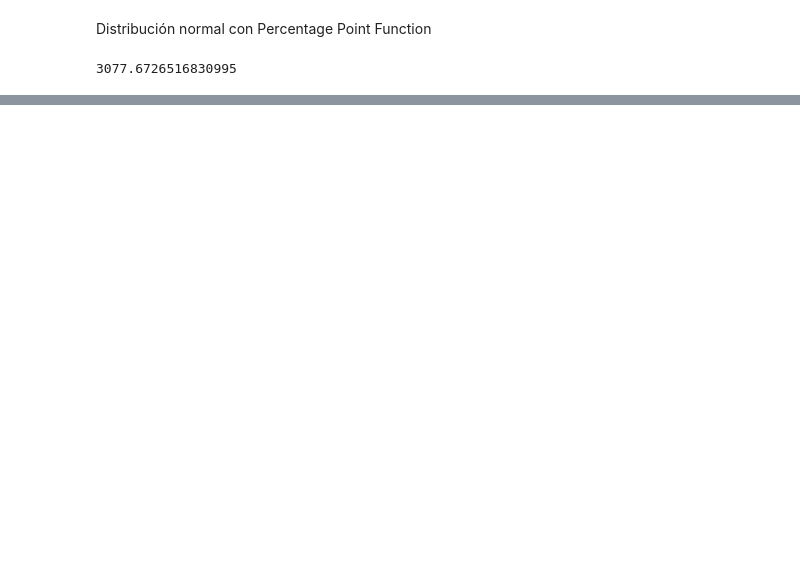
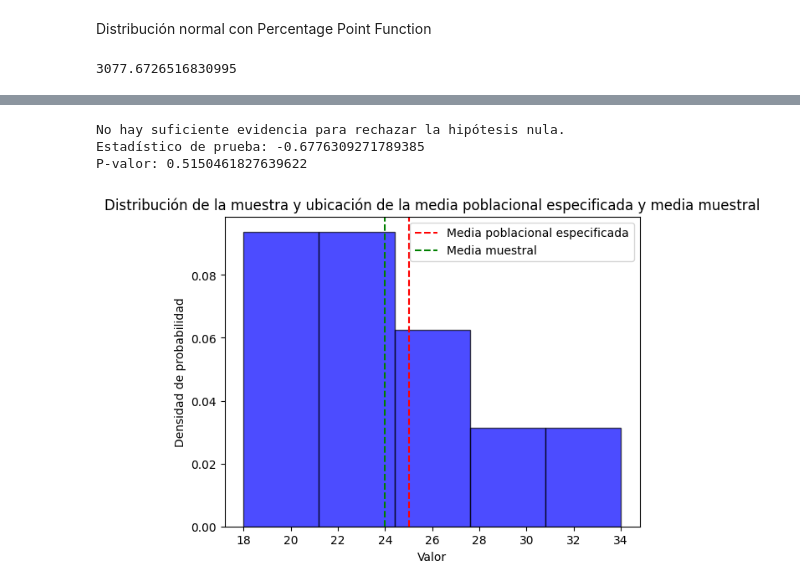
Before and after one commit to jmhrivera/own_documentation, a Jupyter notebook: Data Analyst/12. Resumen DA.ipynb, the cells around one changed output, grey strips where cells are left out. Cells and saved outputs as stored; diff of their text form; code cells hidden in the pictures; blank space fills up the shorter version.

```diff
--- a/Data Analyst/12. Resumen DA.ipynb
+++ b/Data Analyst/12. Resumen DA.ipynb
@@ -339,0 +343,52 @@ print(normal)
+# %%
+import numpy as np
+from scipy import stats
+
+# Paso 1: Formulación de hipótesis
+# H0: μ = μ0 (media poblacional es igual a un valor específico)
+# H1: μ ≠ μ0 (media poblacional es diferente a un valor específico)
+
+# Paso 2: Nivel de significancia (α)
+alpha = 0.05
+
+# Paso 3: Datos de muestra
+muestra = np.array([23, 34, 22, 27, 22, 25, 28, 21, 18, 20])
+# muestra = np.array([12,2,1,4])
+
+# Paso 4: Estadístico de prueba (usaremos la prueba t de Student)
+# La variable o valor que queremos analizar será
+valor_especifico = 25
+
+#Ttest nos arroja dos resultados el estadistico_prueba y el p_valor
+estadistico_prueba, p_valor = stats.ttest_1samp(muestra, valor_especifico)
+
+# Paso 5: Toma de decisión
+if p_valor < alpha:
+    print(f"Rechazamos la hipótesis nula. Hay evidencia significativa para decir que la media es diferente de {valor_especifico}.")
+else:
+    print("No hay suficiente evidencia para rechazar la hipótesis nula.")
+
+# Paso 6: Imprimir resultados
+print(f"Estadístico de prueba: {estadistico_prueba}")
+print(f"P-valor: {p_valor}")
+# %% [output]
+No hay suficiente evidencia para rechazar la hipótesis nula.
+Estadístico de prueba: -0.6776309271789385
+P-valor: 0.5150461827639622
+# %%
+plt.hist(muestra, bins=5, alpha=0.7, color='blue', edgecolor='black', density=True)
+plt.axvline(x=valor_especifico, color='red', linestyle='--', label='Media poblacional especificada')
+
+# Línea vertical para la media muestral
+plt.axvline(x=muestra.mean(), color='green', linestyle='--', label='Media muestral')
+
+# Etiquetas y leyenda
+plt.xlabel('Valor')
+plt.ylabel('Densidad de probabilidad')
+plt.title('Distribución de la muestra y ubicación de la media poblacional especificada y media muestral')
+plt.legend()
+
+
+plt.show()
+# %% [output]
+[figure, added]
```
Also changed, not shown: parts of 17 cells of this notebook, 2 other files.
